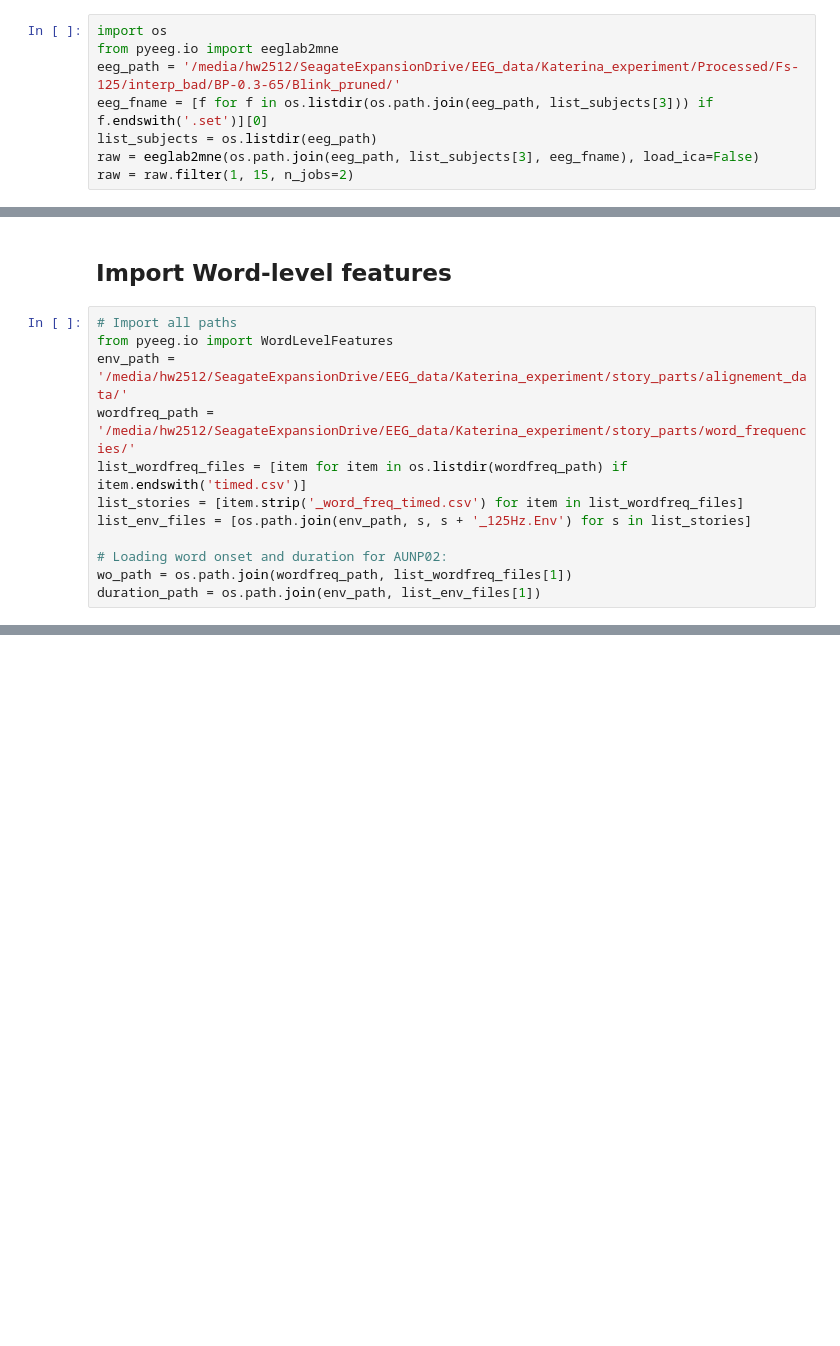
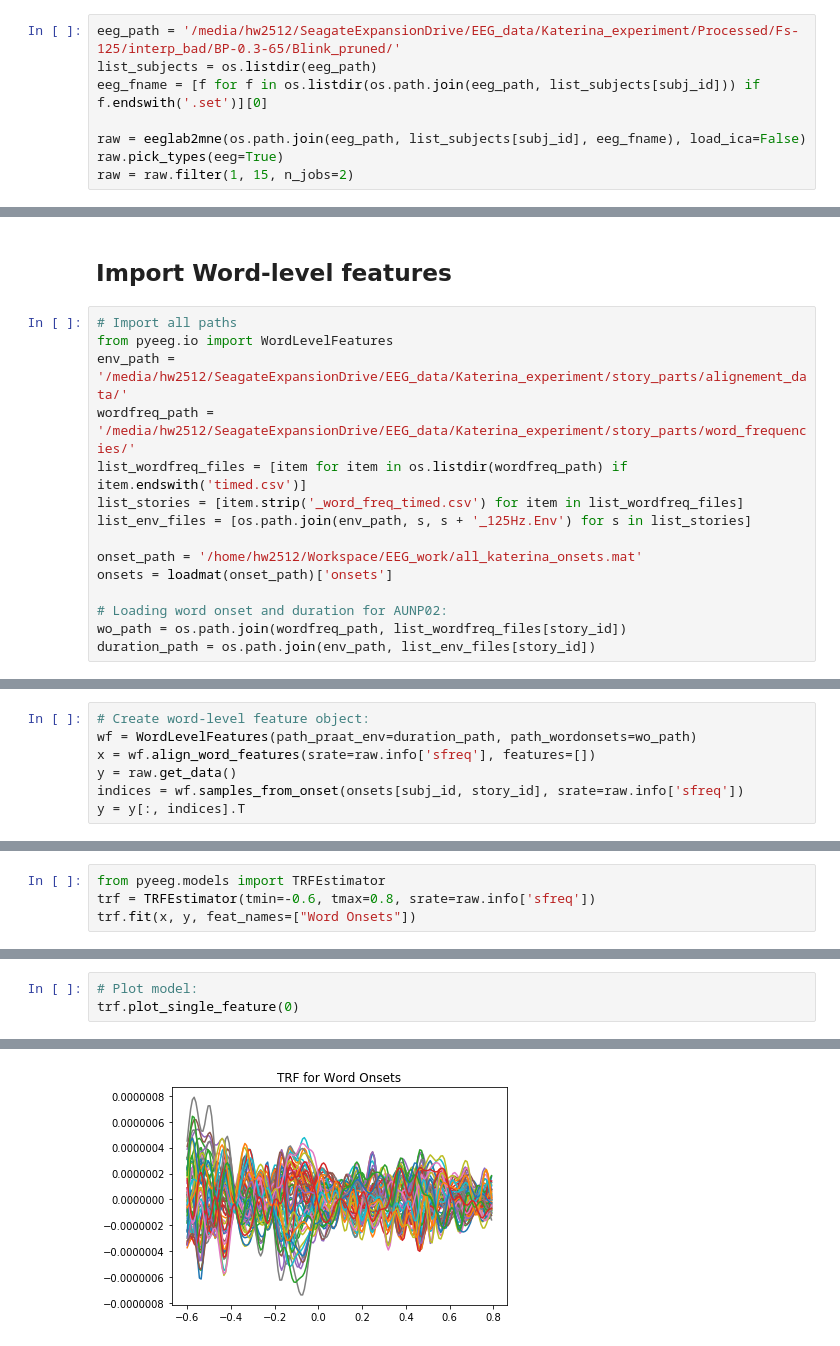
Before and after one commit to Hugo-W/pyEEG, a Jupyter notebook: examples/TRF_wordonsets.ipynb, the cells around one changed output, grey strips where cells are left out. Saved outputs shown, nothing was run; the diff lists cells and outputs as text; blank space fills up the shorter version.

```diff
--- a/examples/TRF_wordonsets.ipynb
+++ b/examples/TRF_wordonsets.ipynb
@@ -14,8 +30,8 @@ except:
 # %%
-import os
-from pyeeg.io import eeglab2mne
 eeg_path = '/media/hw2512/SeagateExpansionDrive/EEG_data/Katerina_experiment/Processed/Fs-125/interp_bad/BP-0.3-65/Blink_pruned/'
-eeg_fname = [f for f in os.listdir(os.path.join(eeg_path, list_subjects[3])) if f.endswith('.set')][0]
 list_subjects = os.listdir(eeg_path)
-raw = eeglab2mne(os.path.join(eeg_path, list_subjects[3], eeg_fname), load_ica=False)
+eeg_fname = [f for f in os.listdir(os.path.join(eeg_path, list_subjects[subj_id])) if f.endswith('.set')][0]
+
+raw = eeglab2mne(os.path.join(eeg_path, list_subjects[subj_id], eeg_fname), load_ica=False)
+raw.pick_types(eeg=True)
 raw = raw.filter(1, 15, n_jobs=2)
@@ -30,6 +51,9 @@ list_wordfreq_files = [item for item in os.listdir(wordfreq_path) if item.endswi
 list_stories = [item.strip('_word_freq_timed.csv') for item in list_wordfreq_files]
 list_env_files = [os.path.join(env_path, s, s + '_125Hz.Env') for s in list_stories]
 
+onset_path = '/home/hw2512/Workspace/EEG_work/all_katerina_onsets.mat'
+onsets = loadmat(onset_path)['onsets']
+
 # Loading word onset and duration for AUNP02:
-wo_path = os.path.join(wordfreq_path, list_wordfreq_files[1])
-duration_path = os.path.join(env_path, list_env_files[1])
+wo_path = os.path.join(wordfreq_path, list_wordfreq_files[story_id])
+duration_path = os.path.join(env_path, list_env_files[story_id])
@@ -42,0 +60,7 @@ from pyeeg.models import TRFEstimator
+# %%
+# Create word-level feature object:
+wf = WordLevelFeatures(path_praat_env=duration_path, path_wordonsets=wo_path)
+x = wf.align_word_features(srate=raw.info['sfreq'], features=[])
+y = raw.get_data()
+indices = wf.samples_from_onset(onsets[subj_id, story_id], srate=raw.info['sfreq'])
+y = y[:, indices].T
@@ -42,0 +71,4 @@ from pyeeg.models import TRFEstimator
+# %%
+from pyeeg.models import TRFEstimator
+trf = TRFEstimator(tmin=-0.6, tmax=0.8, srate=raw.info['sfreq'])
+trf.fit(x, y, feat_names=["Word Onsets"])
@@ -42,0 +78,4 @@ from pyeeg.models import TRFEstimator
+# %%
+# Plot model:
+trf.plot_single_feature(0)
+# %% [output]
@@ -42,0 +89 @@ from pyeeg.models import TRFEstimator
+[figure, added]
```
Also changed, not shown: parts of 9 cells of this notebook.
